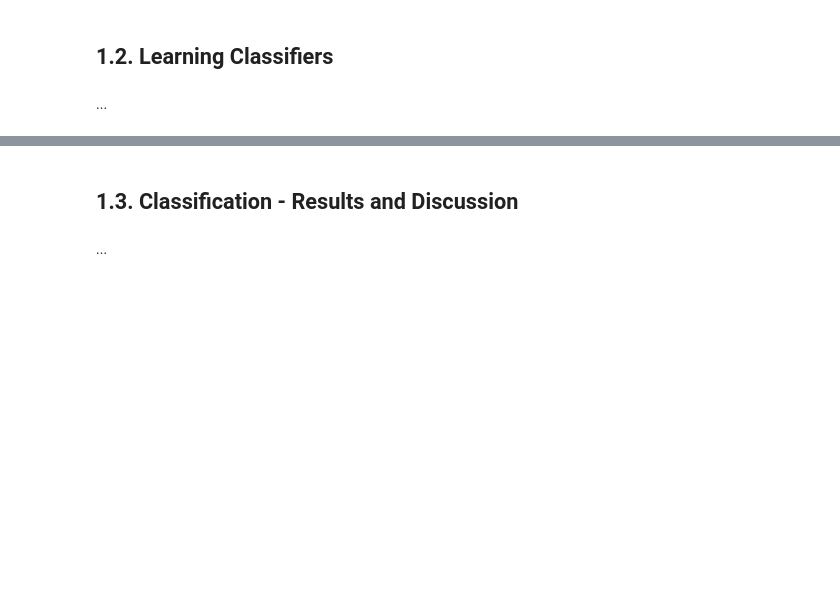
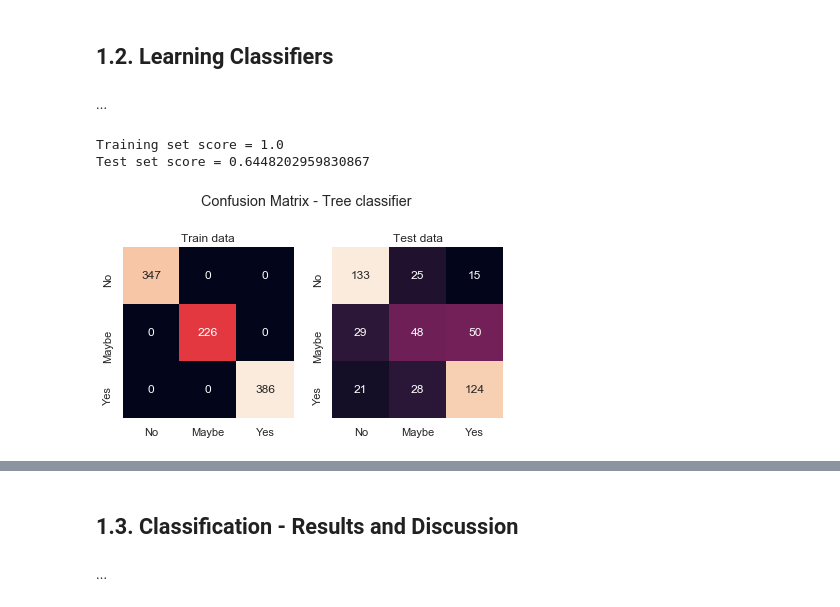
Before and after one commit to jakmak24/ML_health, a Jupyter notebook: AA_201819_Project.ipynb, the cells around one changed output, grey strips where cells are left out. Saved outputs shown, nothing was run; the diff lists cells and outputs as text; code cells hidden in the pictures; blank space fills up the shorter version.

```diff
--- a/AA_201819_Project.ipynb
+++ b/AA_201819_Project.ipynb
@@ -175,0 +824,3 @@ In this task you should **learn classifiers to predict if a person currently has
+# %%
+normalised_df["Q63"] = refactored_df["Q63"].map(lambda x: ['Never','Sometimes','Always'].index(x))
+normalised_df['Q63'].unique()
@@ -177,3 +830,49 @@ In this task you should **learn classifiers to predict if a person currently has
 ## 1.2. Learning Classifiers
 # %% [markdown]
 ...
+# %%
+import seaborn as sns; sns.set()
+from sklearn.metrics import confusion_matrix
+import matplotlib.pyplot as plt
+from sklearn.model_selection import train_test_split
+
+X = normalised_df[[col for col in normalised_df if col not in ['Q48', 'Q49']]]
+y = normalised_df["Q48"]
+
+X_train, X_test, y_train, y_test = train_test_split(X, y, test_size=0.33, random_state=42)
+
+def evaluate(clf,name=""):
+
+    clf = clf.fit(X_train, y_train)
+    print("Training set score =", clf.score(X_train, y_train))
+    print("Test set score =", clf.score(X_test, y_test))
+
+    plt.suptitle('Confusion Matrix - '+name)
+    plt.subplot(1, 2, 1)
+    y_train_pred = clf.predict(X_train)
+    y_train_pred = np.round(y_train_pred)
+    cm_test = confusion_matrix(y_train, y_train_pred)
+    sns.heatmap(cm_test.T, square=True, annot=True, fmt='d', cbar=False,xticklabels=["No","Maybe","Yes"],yticklabels=["No","Maybe","Yes"])
+    plt.title('Train data')
+
+    plt.subplot(1, 2, 2)
+    y_test_pred = clf.predict(X_test)
+    y_test_pred = np.round(y_test_pred)
+    cm_test = confusion_matrix(y_test, y_test_pred)
+    sns.heatmap(cm_test.T, square=True, annot=True, fmt='d', cbar=False,xticklabels=["No","Maybe","Yes"],yticklabels=["No","Maybe","Yes"])
+    plt.title('Test data')
+
+    plt.tight_layout()
+    plt.show()
+# %%
+from sklearn import tree
+tree_clf = tree.DecisionTreeClassifier()
+evaluate(tree_clf,"Tree classifier")
+# import graphviz
+# dot_data = tree.export_graphviz(tree_clf, out_file="tree.dot", feature_names= X.columns, filled=True, rounded=True, special_characters=True)
+# from subprocess import call
+# call(['dot.bat', '-T', 'png', 'tree.dot', '-o', 'tree.png'])
+# %% [output]
+Training set score = 1.0
+Test set score = 0.6448202959830867
+[figure, added]
```
Also changed, not shown: parts of 123 cells of this notebook.
